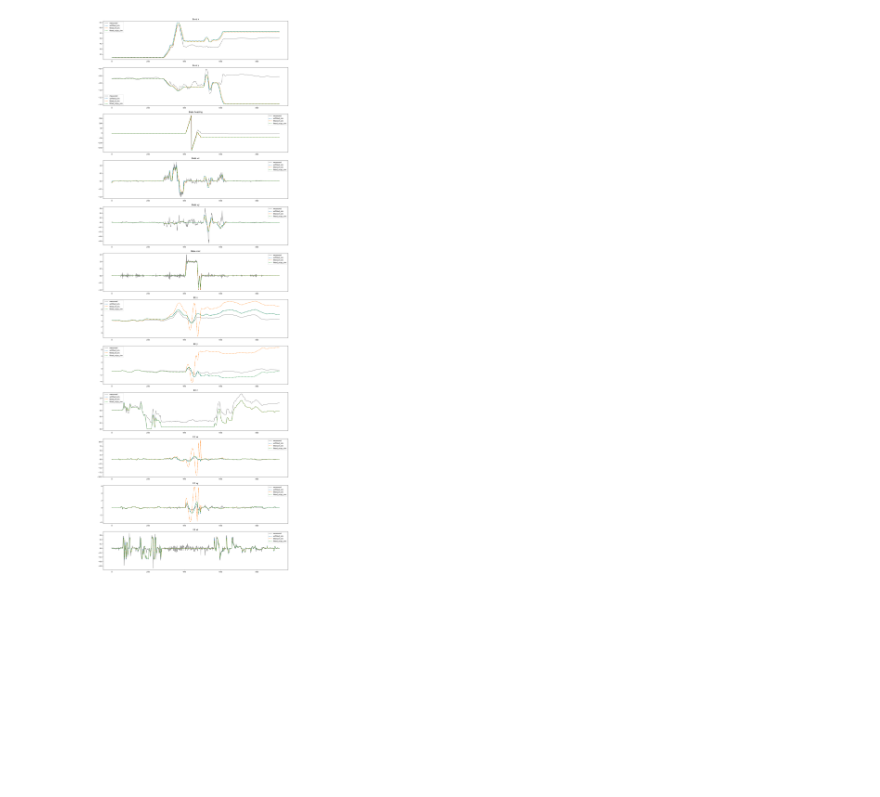
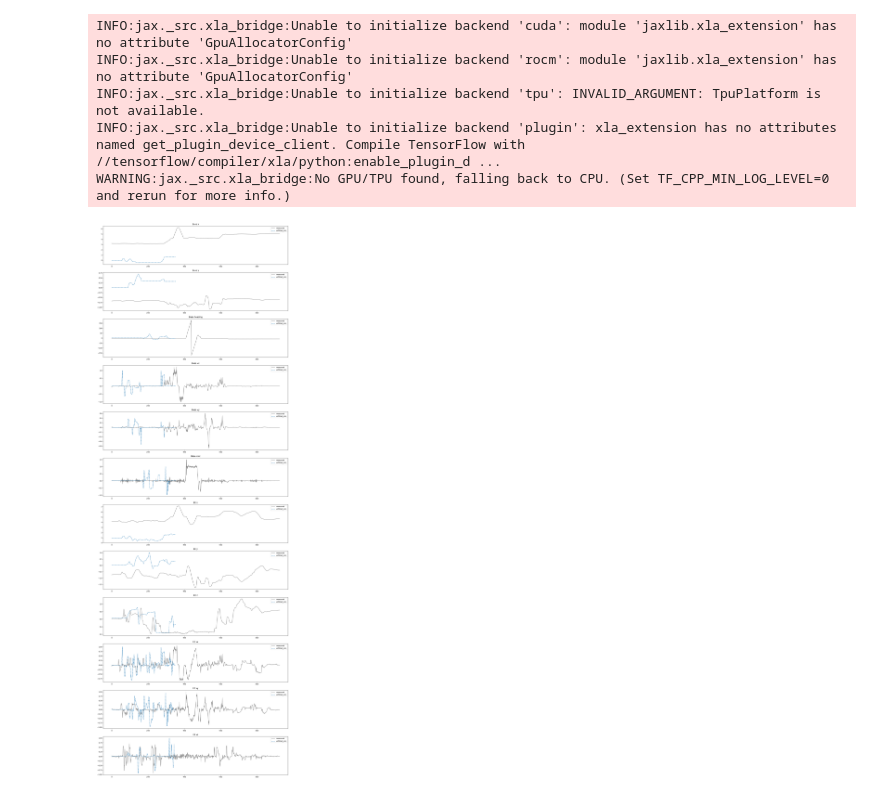
Before and after one commit to benjirer/active-learning-dynamics, a Jupyter notebook: alrd/spot_simulator/trajectory_analysis.ipynb, the cells around one changed output. Cells and saved outputs as stored; diff of their text form; code cells hidden in the pictures; blank space fills up the shorter version.

Commit message:
more data

```diff
--- a/alrd/spot_simulator/trajectory_analysis.ipynb
+++ b/alrd/spot_simulator/trajectory_analysis.ipynb
@@ -11,7 +11,8 @@ from alrd.spot_gym.model.robot_state import SpotState
 plot_actions = False
 
 # load measured data
-measured_data_path = "/home/bhoffman/Documents/MT FS24/active-learning-dynamics/collected_data/test20240806-135621/session_buffer.pickle"
+# measured_data_path = "/home/bhoffman/Documents/MT FS24/active-learning-dynamics/collected_data/test20240806-135621/session_buffer.pickle"
+measured_data_path = "/home/bhoffman/Documents/MT FS24/active-learning-dynamics/collected_data/test20240815-151559/session_buffer.pickle"
 with open(measured_data_path, "rb") as file:
     measured_data = pickle.load(file)
 
@@ -35,9 +36,10 @@ measured_actions = np.array([s.action for s in states])
 
 # load simlauted trajectory data
 file_paths = {
-    "unfitted": "/home/bhoffman/Documents/MT FS24/active-learning-dynamics/alrd/spot_simulator/generated_trajectories/trajectory_20240807-175628.pickle",
-    "fitted_tf": "/home/bhoffman/Documents/MT FS24/active-learning-dynamics/alrd/spot_simulator/generated_trajectories/trajectory_tf_20240813-151404.pickle",
-    "fitted_scipy": "/home/bhoffman/Documents/MT FS24/active-learning-dynamics/alrd/spot_simulator/generated_trajectories/trajectory_scipy_20240813-144211.pickle"
+    # "unfitted": "/home/bhoffman/Documents/MT FS24/active-learning-dynamics/alrd/spot_simulator/generated_trajectories/trajectory_20240807-175628.pickle",
+    # "fitted_tf": "/home/bhoffman/Documents/MT FS24/active-learning-dynamics/alrd/spot_simulator/generated_trajectories/trajectory_tf_20240813-151404.pickle",
+    # "fitted_scipy": "/home/bhoffman/Documents/MT FS24/active-learning-dynamics/alrd/spot_simulator/generated_trajectories/trajectory_scipy_20240813-144211.pickle"
+    "unfitted": "/home/bhoffman/Documents/MT FS24/active-learning-dynamics/alrd/spot_simulator/generated_trajectories/trajectory_20240815-151559_20240816-113040.pickle"
 }
 data_sets = {}
 for key, path in file_paths.items():
@@ -113,31 +115,36 @@ for key, data in data_sets.items():
     axs[11].plot(data["ee_vz"], label=key + "_sim", linestyle="--")
 
 if plot_actions:
     axs[3].plot(measured_actions[:,0], label="action", color="purple", linestyle="--")
     axs[4].plot(measured_actions[:,1], label="action", color="purple", linestyle="--")
     axs[5].plot(measured_actions[:,2], label="action", color="purple", linestyle="--")
     axs[9].plot(measured_actions[:,3], label="action", color="purple", linestyle="--")
     axs[10].plot(measured_actions[:,4], label="action", color="purple", linestyle="--")
     axs[11].plot(measured_actions[:,5], label="action", color="purple", linestyle="--")
 
 for ax in axs:
     ax.legend()
 
 # add labels
 axs[0].set_title("Base x")
 axs[1].set_title("Base y")
 axs[2].set_title("Base heading")
 axs[3].set_title("Base vx")
 axs[4].set_title("Base vy")
 axs[5].set_title("Base vrot")
 axs[6].set_title("EE x")
 axs[7].set_title("EE y")
 axs[8].set_title("EE z")
 axs[9].set_title("EE vx")
 axs[10].set_title("EE vy")
 axs[11].set_title("EE vz")
 
 
 plt.show()
 # %% [output]
+INFO:jax._src.xla_bridge:Unable to initialize backend 'cuda': module 'jaxlib.xla_extension' has no attribute 'GpuAllocatorConfig'
+INFO:jax._src.xla_bridge:Unable to initialize backend 'rocm': module 'jaxlib.xla_extension' has no attribute 'GpuAllocatorConfig'
+INFO:jax._src.xla_bridge:Unable to initialize backend 'tpu': INVALID_ARGUMENT: TpuPlatform is not available.
+INFO:jax._src.xla_bridge:Unable to initialize backend 'plugin': xla_extension has no attributes named get_plugin_device_client. Compile TensorFlow with //tensorflow/compiler/xla/python:enable_plugin_d ...
+WARNING:jax._src.xla_bridge:No GPU/TPU found, falling back to CPU. (Set TF_CPP_MIN_LOG_LEVEL=0 and rerun for more info.)
-[figure, old version]
+[figure, new version]
```
Also changed, not shown: 12 other files.
